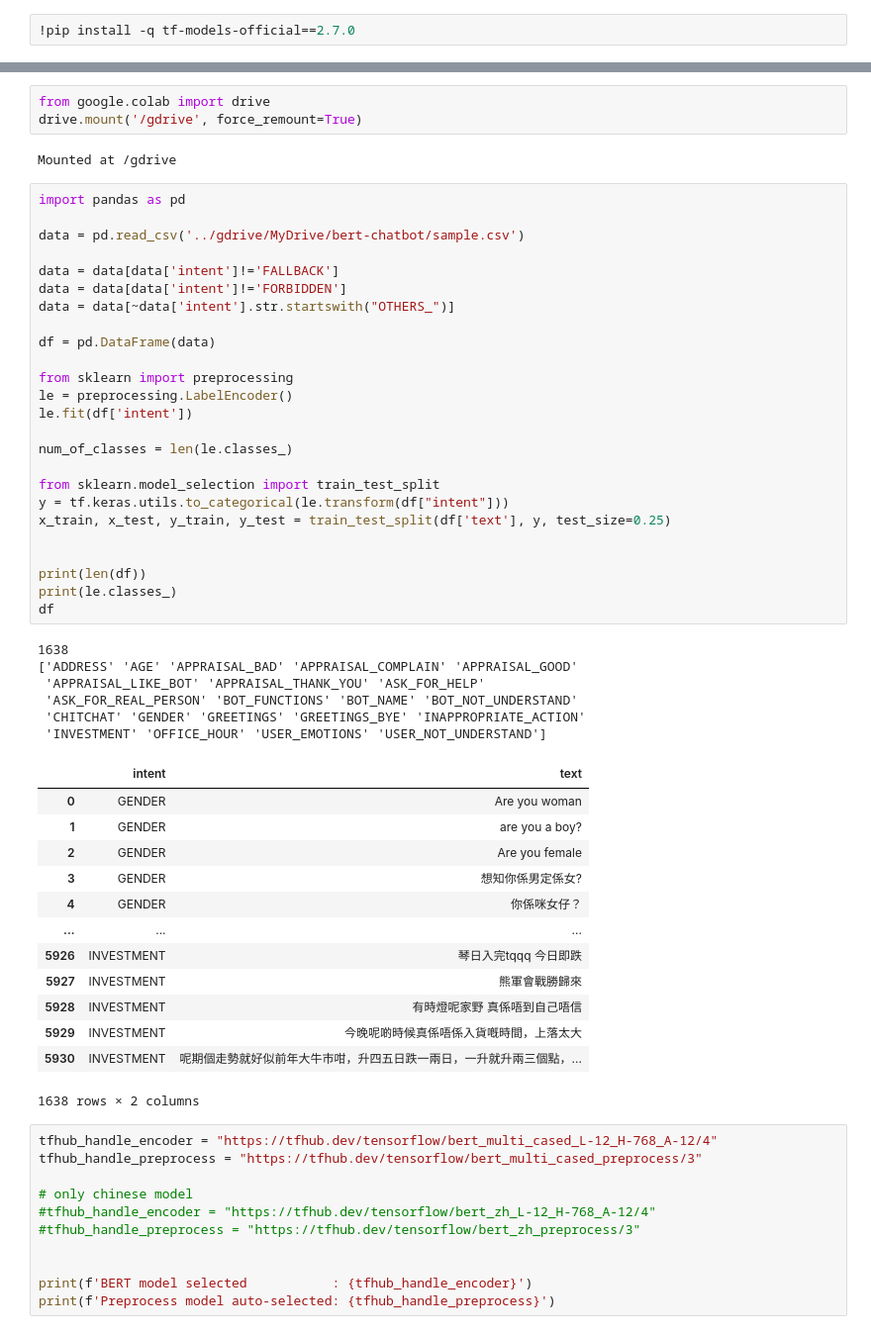
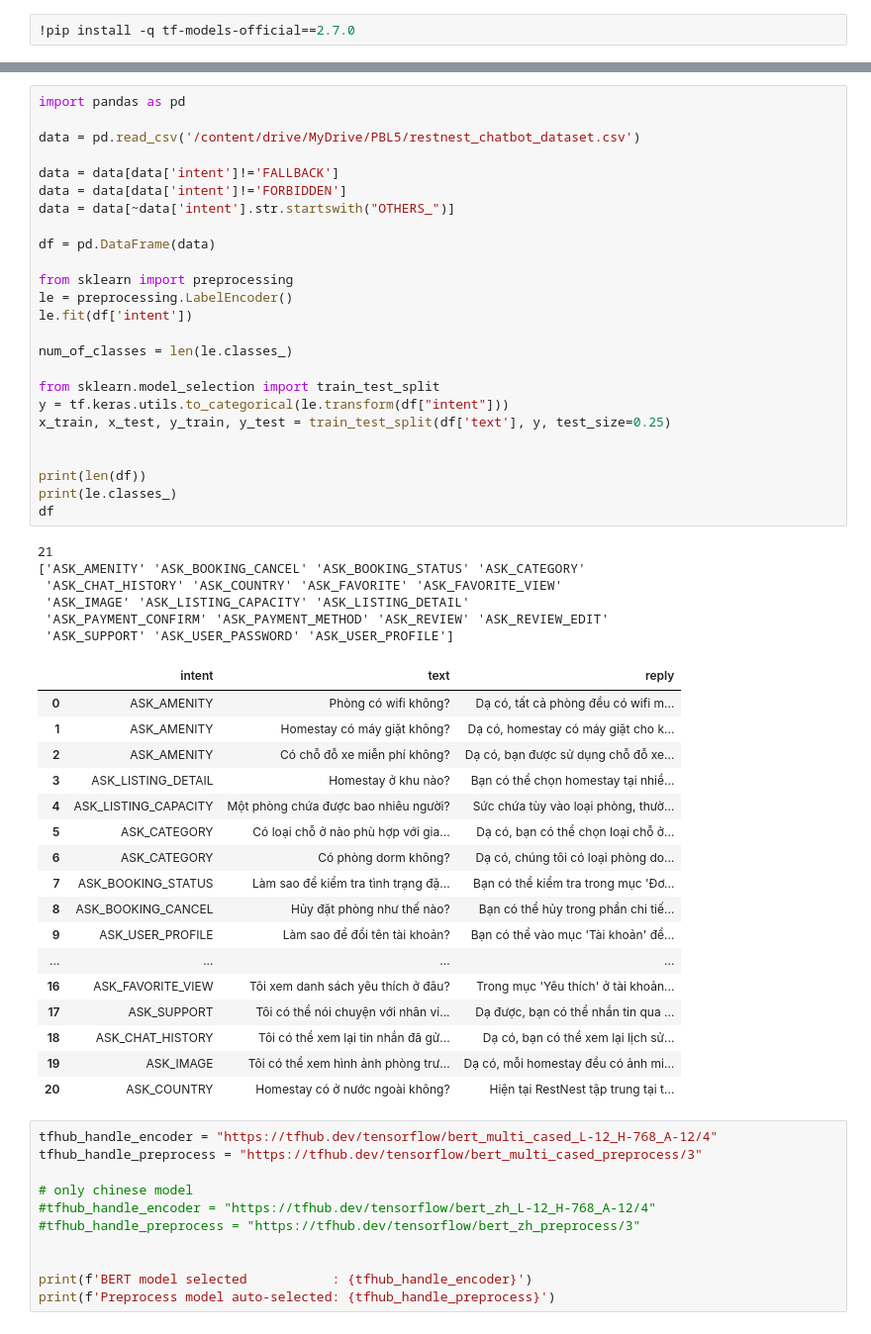
Before and after one commit to PhuKND/restnest-chatbot, a Jupyter notebook: bert_chatbot.ipynb, the cells around one changed output, grey strips where cells are left out. Shown at 99% size. Drawn from its saved outputs; the diff is of its cells as text.

```diff
--- a/bert_chatbot.ipynb
+++ b/bert_chatbot.ipynb
@@ -76,53 +112,52 @@ tf.get_logger().setLevel('ERROR')
-# %%
-from google.colab import drive
-drive.mount('/gdrive', force_remount=True)
-# %% [output]
-Mounted at /gdrive
 # %%
 import pandas as pd
 
-data = pd.read_csv('../gdrive/MyDrive/bert-chatbot/sample.csv')
+data = pd.read_csv('/content/drive/MyDrive/PBL5/restnest_chatbot_dataset.csv')
 
 data = data[data['intent']!='FALLBACK']
 data = data[data['intent']!='FORBIDDEN']
 data = data[~data['intent'].str.startswith("OTHERS_")]
 
 df = pd.DataFrame(data)
 
 from sklearn import preprocessing
 le = preprocessing.LabelEncoder()
 le.fit(df['intent'])
 
 num_of_classes = len(le.classes_)
 
 from sklearn.model_selection import train_test_split
 y = tf.keras.utils.to_categorical(le.transform(df["intent"]))
 x_train, x_test, y_train, y_test = train_test_split(df['text'], y, test_size=0.25)
 
 
 print(len(df))
 print(le.classes_)
 df
 # %% [output]
-1638
-['ADDRESS' 'AGE' 'APPRAISAL_BAD' 'APPRAISAL_COMPLAIN' 'APPRAISAL_GOOD'
- 'APPRAISAL_LIKE_BOT' 'APPRAISAL_THANK_YOU' 'ASK_FOR_HELP'
- 'ASK_FOR_REAL_PERSON' 'BOT_FUNCTIONS' 'BOT_NAME' 'BOT_NOT_UNDERSTAND'
- 'CHITCHAT' 'GENDER' 'GREETINGS' 'GREETINGS_BYE' 'INAPPROPRIATE_ACTION'
- 'INVESTMENT' 'OFFICE_HOUR' 'USER_EMOTIONS' 'USER_NOT_UNDERSTAND']
+21
+['ASK_AMENITY' 'ASK_BOOKING_CANCEL' 'ASK_BOOKING_STATUS' 'ASK_CATEGORY'
+ 'ASK_CHAT_HISTORY' 'ASK_COUNTRY' 'ASK_FAVORITE' 'ASK_FAVORITE_VIEW'
+ 'ASK_IMAGE' 'ASK_LISTING_CAPACITY' 'ASK_LISTING_DETAIL'
+ 'ASK_PAYMENT_CONFIRM' 'ASK_PAYMENT_METHOD' 'ASK_REVIEW' 'ASK_REVIEW_EDIT'
+ 'ASK_SUPPORT' 'ASK_USER_PASSWORD' 'ASK_USER_PROFILE']
-|  | intent | text |
-| 0 | GENDER | Are you woman |
-| 1 | GENDER | are you a boy? |
-| 2 | GENDER | Are you female |
-| 3 | GENDER | 想知你係男定係女? |
-| 4 | GENDER | 你係咪女仔？ |
-| ... | ... | ... |
-| 5926 | INVESTMENT | 琴日入完tqqq 今日即跌 |
-| 5927 | INVESTMENT | 熊軍會戰勝歸來 |
-| 5928 | INVESTMENT | 有時燈呢家野 真係唔到自己唔信 |
-| 5929 | INVESTMENT | 今晚呢啲時候真係唔係入貨嘅時間，上落太大 |
-| 5930 | INVESTMENT | 呢期個走勢就好似前年大牛市咁，升四五日跌一兩日，一升就升兩三個點，... |
+|  | intent | text | reply |
+| 0 | ASK_AMENITY | Phòng có wifi không? | Dạ có, tất cả phòng đều có wifi m... |
+| 1 | ASK_AMENITY | Homestay có máy giặt không? | Dạ có, homestay có máy giặt cho k... |
+| 2 | ASK_AMENITY | Có chỗ đỗ xe miễn phí không? | Dạ có, bạn được sử dụng chỗ đỗ xe... |
+| 3 | ASK_LISTING_DETAIL | Homestay ở khu nào? | Bạn có thể chọn homestay tại nhiề... |
+| 4 | ASK_LISTING_CAPACITY | Một phòng chứa được bao nhiêu người? | Sức chứa tùy vào loại phòng, thườ... |
+| 5 | ASK_CATEGORY | Có loại chỗ ở nào phù hợp với gia... | Dạ có, bạn có thể chọn loại chỗ ở... |
+| 6 | ASK_CATEGORY | Có phòng dorm không? | Dạ có, chúng tôi có loại phòng do... |
+| 7 | ASK_BOOKING_STATUS | Làm sao để kiểm tra tình trạng đặ... | Bạn có thể kiểm tra trong mục 'Đơ... |
+| 8 | ASK_BOOKING_CANCEL | Hủy đặt phòng như thế nào? | Bạn có thể hủy trong phần chi tiế... |
+| 9 | ASK_USER_PROFILE | Làm sao để đổi tên tài khoản? | Bạn có thể vào mục 'Tài khoản' để... |
+| ... | ... | ... | ... |
+| 16 | ASK_FAVORITE_VIEW | Tôi xem danh sách yêu thích ở đâu? | Trong mục 'Yêu thích' ở tài khoản... |
+| 17 | ASK_SUPPORT | Tôi có thể nói chuyện với nhân vi... | Dạ được, bạn có thể nhắn tin qua ... |
+| 18 | ASK_CHAT_HISTORY | Tôi có thể xem lại tin nhắn đã gử... | Dạ có, bạn có thể xem lại lịch sử... |
+| 19 | ASK_IMAGE | Tôi có thể xem hình ảnh phòng trư... | Dạ có, mỗi homestay đều có ảnh mi... |
+| 20 | ASK_COUNTRY | Homestay có ở nước ngoài không? | Hiện tại RestNest tập trung tại t... |
-1638 rows × 2 columns
 # %%
 tfhub_handle_encoder = "https://tfhub.dev/tensorflow/bert_multi_cased_L-12_H-768_A-12/4"
 tfhub_handle_preprocess = "https://tfhub.dev/tensorflow/bert_multi_cased_preprocess/3"
```
Also changed, not shown: parts of 19 cells of this notebook.
